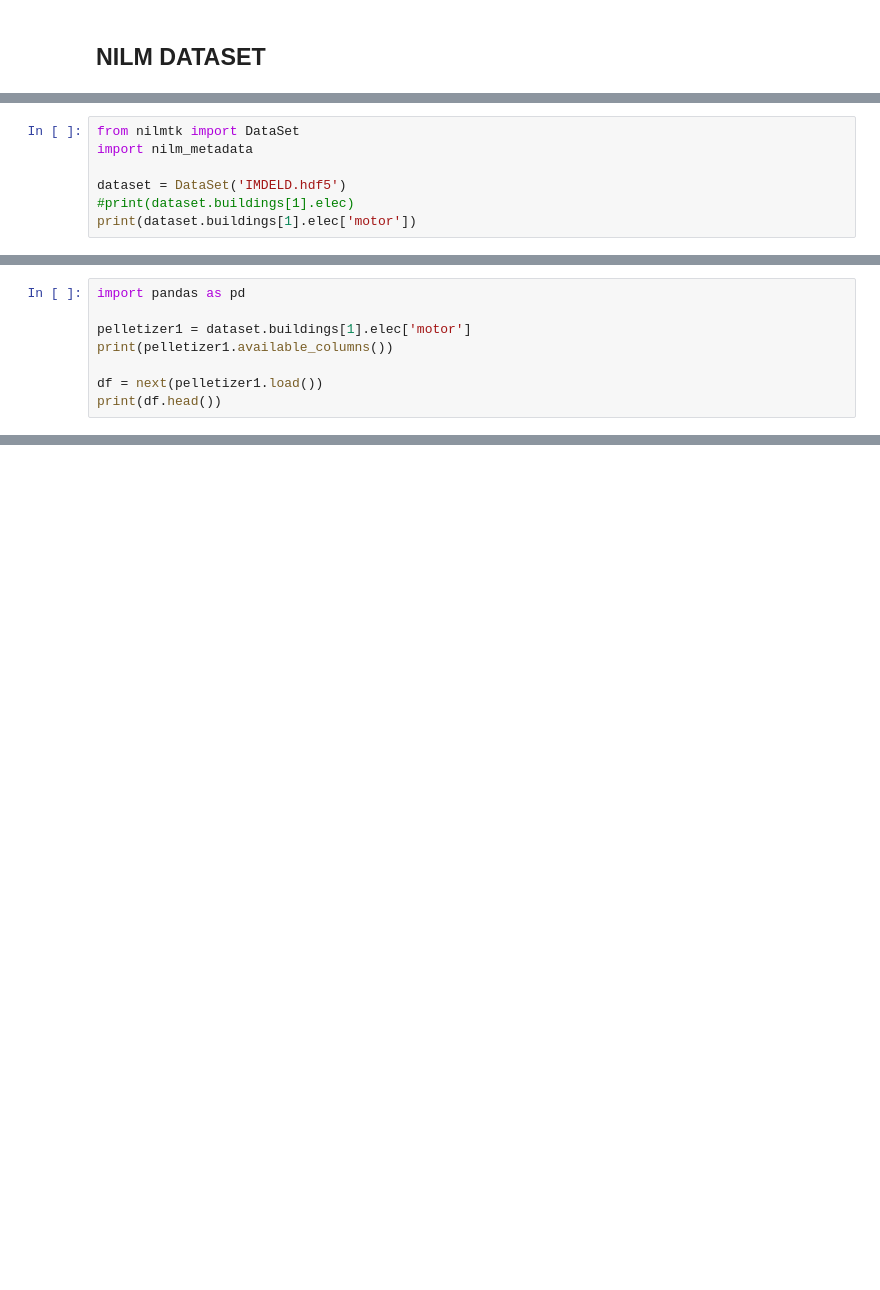
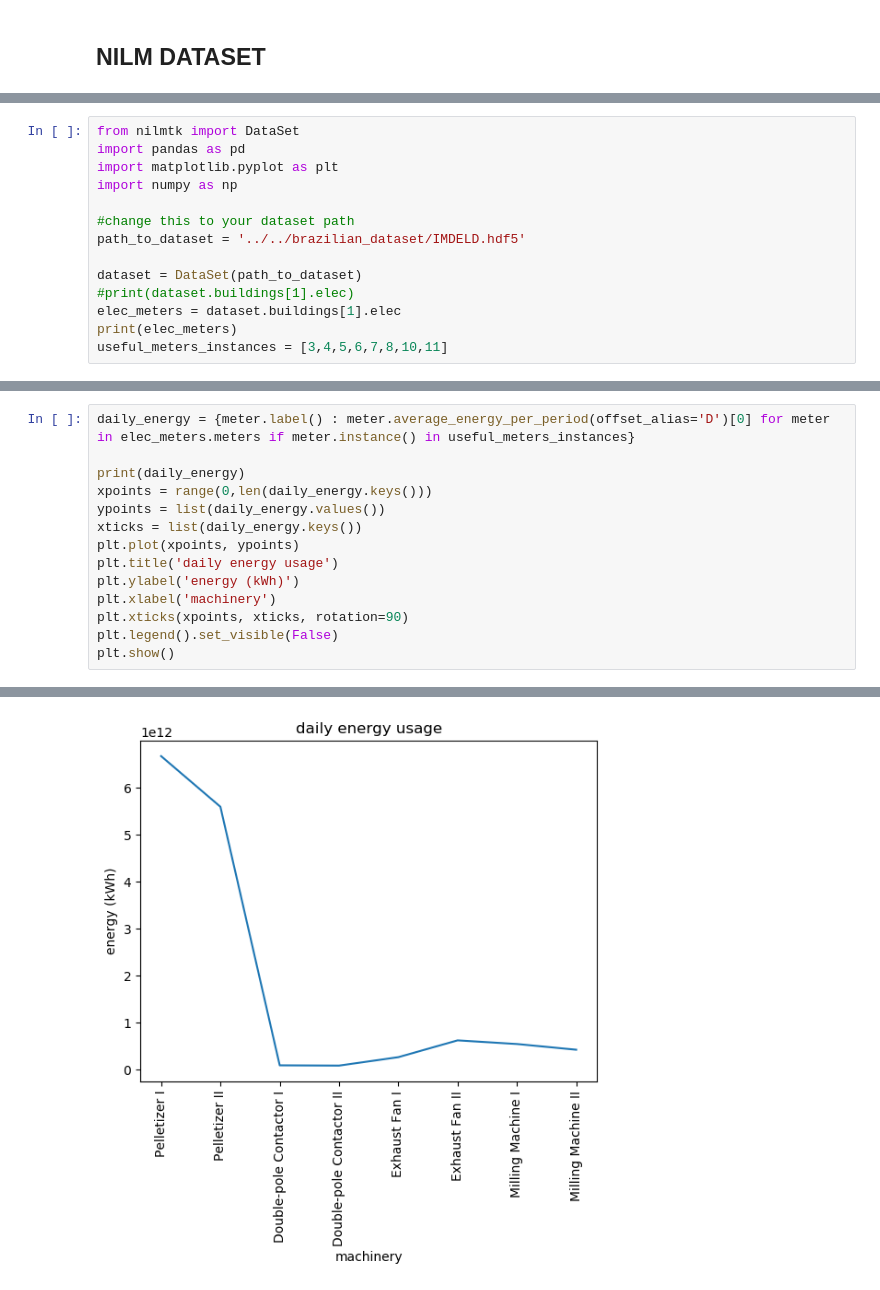
Before and after one commit to endlessDoomsayer/AI_for_social_good, a Jupyter notebook: nilm/dataset_loading_notebook.ipynb, the cells around one changed output, grey strips where cells are left out. Drawn from its saved outputs; the diff is of its cells as text; blank space fills up the shorter version.

Commit message:
nilm_metadata module upload, started parsing dataset

```diff
--- a/nilm/dataset_loading_notebook.ipynb
+++ b/nilm/dataset_loading_notebook.ipynb
@@ -26,8 +13,15 @@ zstd                      1.5.7                hb8e6e7a_2    conda-forge
 # %%
 from nilmtk import DataSet
-import nilm_metadata
+import pandas as pd
+import matplotlib.pyplot as plt
+import numpy as np
 
-dataset = DataSet('IMDELD.hdf5')
+#change this to your dataset path
+path_to_dataset = '../../brazilian_dataset/IMDELD.hdf5'
+
+dataset = DataSet(path_to_dataset)
 #print(dataset.buildings[1].elec)
-print(dataset.buildings[1].elec['motor'])
+elec_meters = dataset.buildings[1].elec
+print(elec_meters)
+useful_meters_instances = [3,4,5,6,7,8,10,11]
 # %% [output]
@@ -48,9 +41,15 @@ ElecMeter(instance=3, building=1, dataset='IMDELD', appliances=[Appliance(type='
 # %%
-import pandas as pd
+daily_energy = {meter.label() : meter.average_energy_per_period(offset_alias='D')[0] for meter in elec_meters.meters if meter.instance() in useful_meters_instances}
 
-pelletizer1 = dataset.buildings[1].elec['motor']
-print(pelletizer1.available_columns())
-
-df = next(pelletizer1.load())
-print(df.head())
+print(daily_energy)
+xpoints = range(0,len(daily_energy.keys()))
+ypoints = list(daily_energy.values())
+xticks = list(daily_energy.keys())
+plt.plot(xpoints, ypoints)
+plt.title('daily energy usage')
+plt.ylabel('energy (kWh)')
+plt.xlabel('machinery')
+plt.xticks(xpoints, xticks, rotation=90)
+plt.legend().set_visible(False)
+plt.show()
 # %% [output]
@@ -74,0 +58 @@ timestamp
+[figure, added]
```
Also changed, not shown: parts of 6 cells of this notebook, 22 other files.
